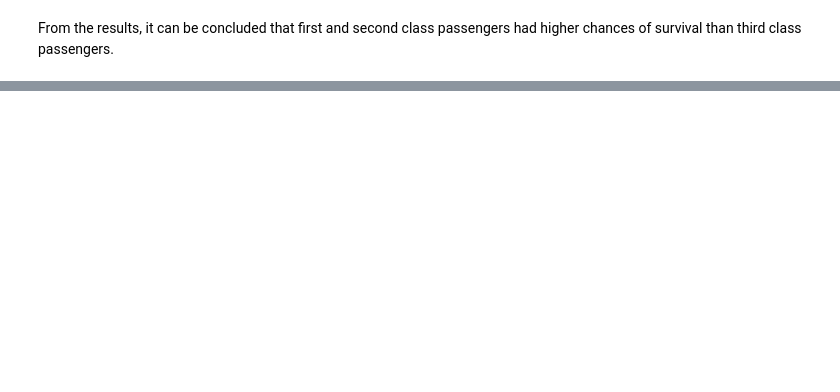
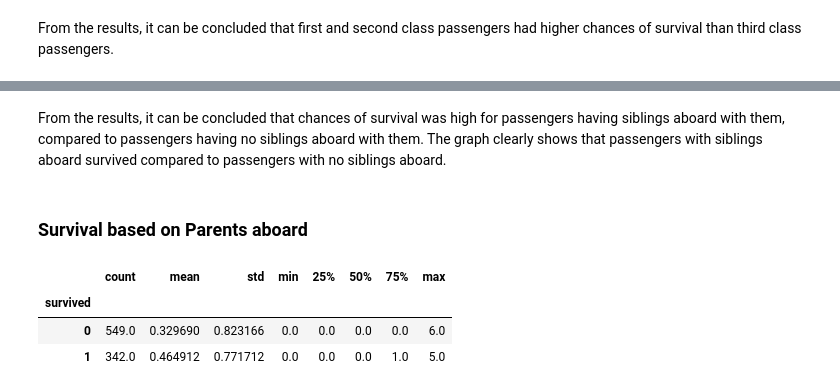
Before and after one commit to aliasm2k/titanic, a Jupyter notebook: titanic.ipynb, the cells around one changed output, grey strips where cells are left out. Cells and saved outputs as stored; diff of their text form; code cells hidden in the pictures; blank space fills up the shorter version.

Commit message:
Revise and analyze chances of survival based on number of siblings and parents aboard

```diff
--- a/titanic.ipynb
+++ b/titanic.ipynb
@@ -83,0 +104,12 @@ From the results, it can be concluded that first and second class passengers had
+# %% [markdown]
+From the results, it can be concluded that chances of survival was high for passengers having siblings aboard with them, compared to passengers having no siblings aboard with them. The graph clearly shows that passengers with siblings aboard survived compared to passengers with no siblings aboard.
+# %% [markdown]
+### Survival based on Parents aboard
+# %%
+survivors = titanic_df.groupby('survived')['n_parents']
+survivors.describe()
+# %% [output]
+|  | count | mean | std | min | 25% | 50% | 75% | max |
+| survived |  |  |  |  |  |  |  |  |
+| 0 | 549.0 | 0.329690 | 0.823166 | 0.0 | 0.0 | 0.0 | 0.0 | 6.0 |
+| 1 | 342.0 | 0.464912 | 0.771712 | 0.0 | 0.0 | 0.0 | 1.0 | 5.0 |
```
Also changed, not shown: parts of 7 cells of this notebook.
